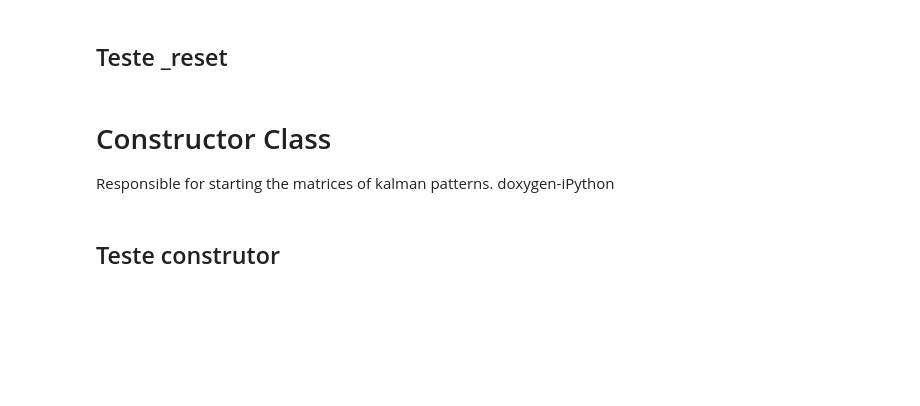
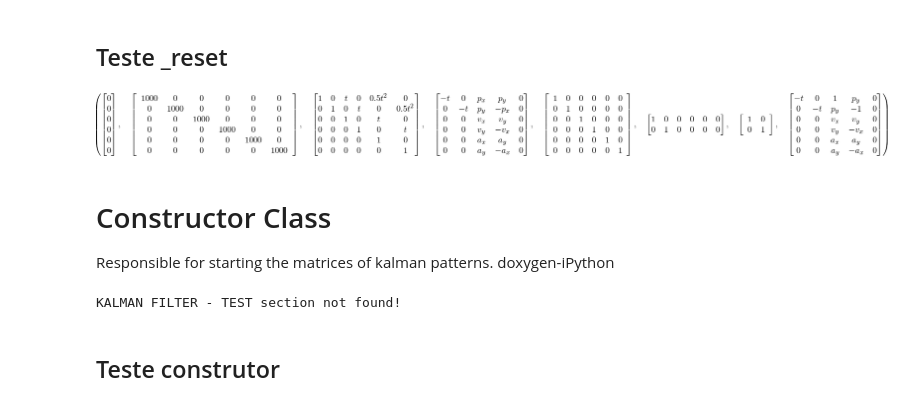
Before and after one commit to RoboFEI/RoboFEI-HT_2019, a Jupyter notebook: AI/Visual_Memory/iPython/KalmanFilter.ipynb, the cells around one changed output. Cells and saved outputs as stored; diff of their text form; code cells hidden in the pictures; blank space fills up the shorter version.

```diff
--- a/AI/Visual_Memory/iPython/KalmanFilter.ipynb
+++ b/AI/Visual_Memory/iPython/KalmanFilter.ipynb
@@ -134,15 +139,15 @@ def _reset( ):
         ])
 
     _B = sym.Matrix([
-            [-_t, 0, _p_x, _p_y],
-            [0, -_t, _p_y, -_p_x],
-            [0, 0, _v_x, _v_y],
-            [0, 0, _v_y, -_v_x],
-            [0, 0, _a_x, _a_y],
-            [0, 0, _a_y, -_a_x],
+            [-_t, 0, _p_x, _p_y, 0],
+            [0, -_t, _p_y, -_p_x, 0],
+            [0, 0, _v_x, _v_y, 0],
+            [0, 0, _v_y, -_v_x, 0],
+            [0, 0, _a_x, _a_y, 0],
+            [0, 0, _a_y, -_a_x, 0],
         ])
 
-    _R = sym.Matrix(sym.Identity(6)*_parameters["motion_error"])
+    _R = sym.Identity(6)
 
     _C = sym.Matrix([
             [1, 0, 0, 0, 0, 0],
@@ -165,19 +170,20 @@ def _reset( ):
 # %%
 _t = sym.symbols("t")
 
 _p_x, _p_y = sym.symbols("p_x, p_y")
 _v_x, _v_y = sym.symbols("v_x, v_y")
 _a_x, _a_y = sym.symbols("a_x, a_y")
 
 _parameters = {}
-_parameters["motion_error"] = 1
 _parameters["vision_error"] = 1
 
 _reset( )
 
 _state["x"], _state["covariance"], _A, _B, _R, _C, _Q, _B.subs([
     [_p_x, 1]
 ])
+# %% [output]
+[figure, added]
 # %%
 _A = _parameters = None
 _t = _p_x = _p_y = _v_x = _v_y = _a_x = _a_y = None
@@ -193,13 +199,13 @@ obj = "Test" #debug-iPython
 #ini-tab -> Criando construtor
 
 # Instantiating parent class
-#edes-iPython super(KalmanFilter,self)._init_("Kalman Filter", obj)
+#edes-iPython super(KalmanFilter,self).__init__("Kalman Filter", obj)
 basic = Basic("Kalman Filter", obj)
 
 # Creating standard parameters and reading
 _parameters = {
-    "motion_error": 1,
     "vision_error": 1,
+    "zero": 1e-1,
 }
 
 #edes-iPython _parameters = _conf.readVariables(_parameters)
@@ -215,8 +221,8 @@ _t = sym.symbols("t") # Declaring variable time
 _p_x, _p_y = sym.symbols("p_x, p_y")
 _v_x, _v_y = sym.symbols("v_x, v_y")
 _a_x, _a_y = sym.symbols("a_x, a_y")
-
-_reset()
+# %% [output]
+KALMAN FILTER - TEST section not found!
 # %%
 #end-tab -> Finalizando construtor
 # %%
```
Also changed, not shown: parts of 10 cells of this notebook, 7 other files.
